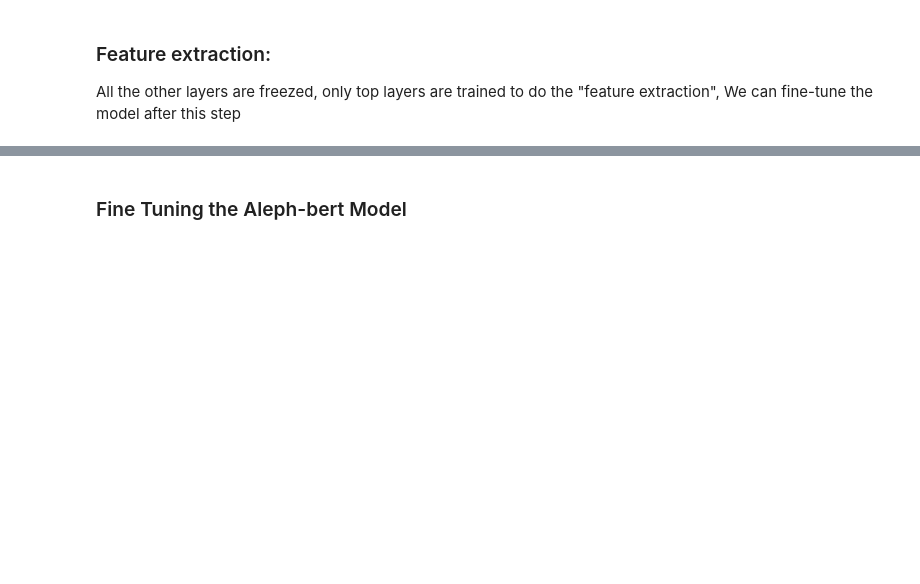
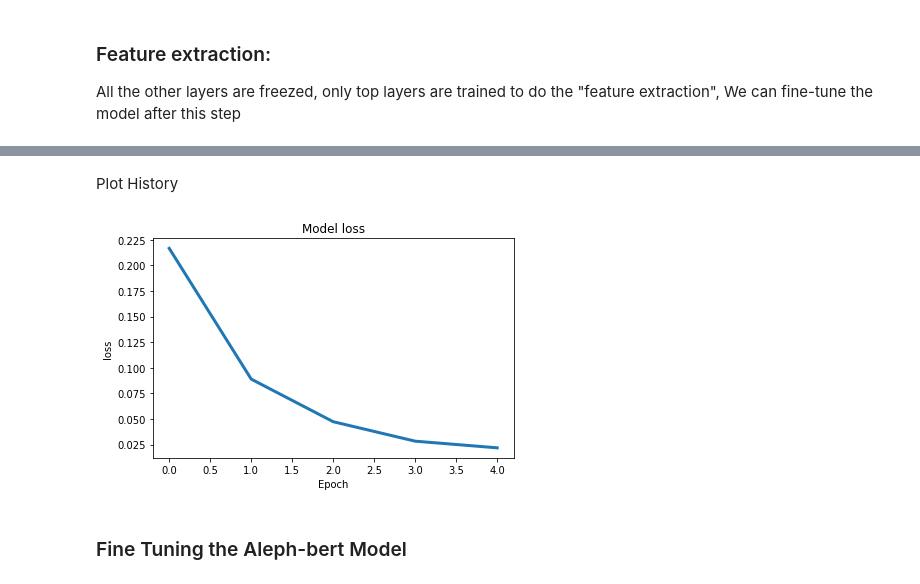
Before and after one commit to orion2107/Robohon_Training, a Jupyter notebook: aleph_bert_finetune.ipynb, the cells around one changed output, grey strips where cells are left out. Drawn from its saved outputs; the diff is of its cells as text; code cells hidden in the pictures; blank space fills up the shorter version.

Commit message:
Adding plot to finetune

```diff
--- a/aleph_bert_finetune.ipynb
+++ b/aleph_bert_finetune.ipynb
@@ -316,7 +318,7 @@ train_data = BertSemanticDataGenerator(
 All the other layers are freezed, only top layers are trained to do the "feature extraction", We can fine-tune the model after this step
 # %%
 ##### uncomment the validation data for the validation dataset
-history = model.fit(
+history1 = model.fit(
     train_data,
     # validation_data = val_data,
     epochs=epochs,
@@ -337,3 +339,22 @@ Epoch 5/5
+# %% [markdown]
+Plot History
+# %%
+#plt.subplot(121)
+plt.plot(history1.history['loss'], linewidth=3.0)
+plt.title('Model loss')
+plt.ylabel('loss')
+plt.xlabel('Epoch')
+
+#plt.subplot(122)
+#plt.plot(history1.history['val_loss'], linewidth=3.0)
+#plt.title('Model-Validation loss')
+#plt.ylabel('val_loss')
+#plt.xlabel('Epoch')
+
+plt.tight_layout()
+plt.show()
+# %% [output]
+[figure, added]
 # %% [markdown]
 ### Fine Tuning the Aleph-bert Model
 # %%
```
Also changed, not shown: parts of 19 cells of this notebook.
